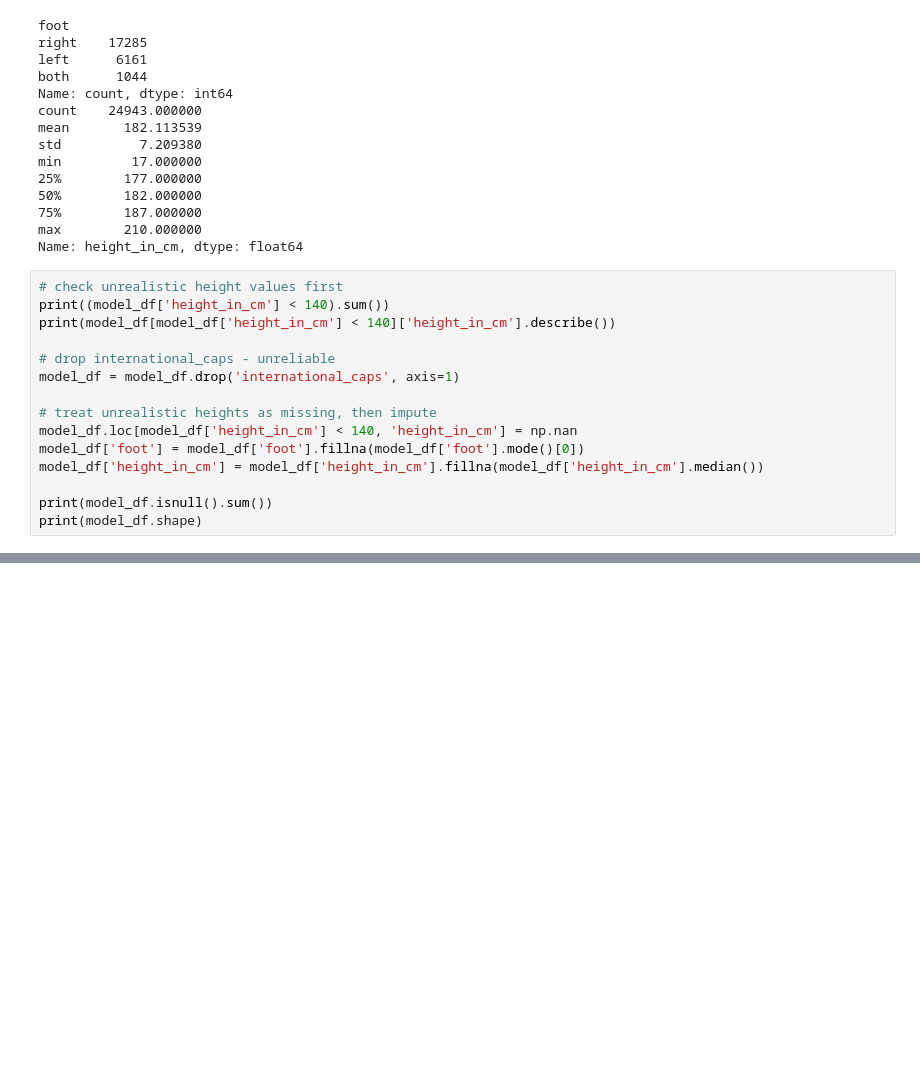
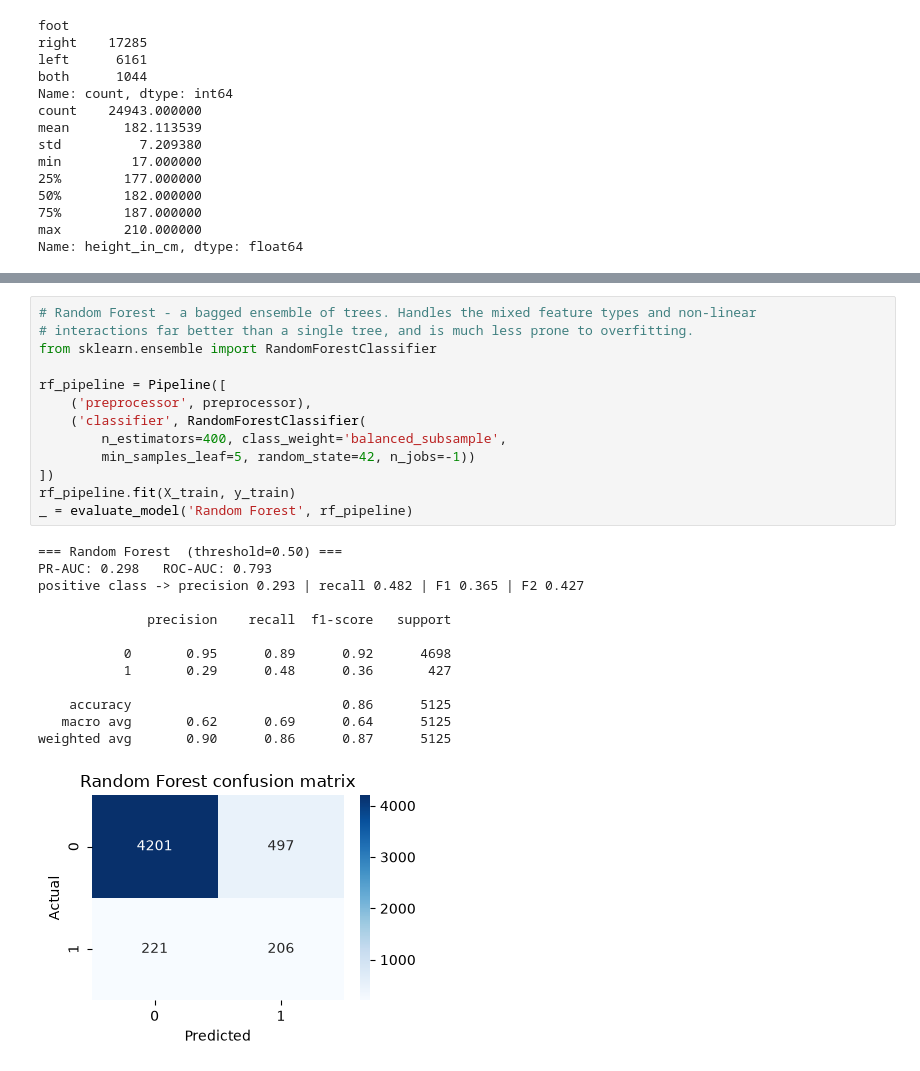
Before and after one commit to irtaza-shahzad/WonderKidClassifier, a Jupyter notebook: Wonderkid_Classifier.ipynb, the cells around one changed output, grey strips where cells are left out. Cells and saved outputs as stored; diff of their text form; blank space fills up the shorter version.

```diff
--- a/Wonderkid_Classifier.ipynb
+++ b/Wonderkid_Classifier.ipynb
@@ -459,18 +500,3 @@ min         17.000000
 75%        187.000000
 max        210.000000
 Name: height_in_cm, dtype: float64
-# %%
-# check unrealistic height values first
-print((model_df['height_in_cm'] < 140).sum())
-print(model_df[model_df['height_in_cm'] < 140]['height_in_cm'].describe())
-
-# drop international_caps - unreliable
-model_df = model_df.drop('international_caps', axis=1)
-
-# treat unrealistic heights as missing, then impute
-model_df.loc[model_df['height_in_cm'] < 140, 'height_in_cm'] = np.nan
-model_df['foot'] = model_df['foot'].fillna(model_df['foot'].mode()[0])
-model_df['height_in_cm'] = model_df['height_in_cm'].fillna(model_df['height_in_cm'].median())
-
-print(model_df.isnull().sum())
-print(model_df.shape)
@@ -666,0 +812,27 @@ weighted avg       0.81      0.78      0.80      5125
+# %%
+# Random Forest - a bagged ensemble of trees. Handles the mixed feature types and non-linear
+# interactions far better than a single tree, and is much less prone to overfitting.
+from sklearn.ensemble import RandomForestClassifier
+
+rf_pipeline = Pipeline([
+    ('preprocessor', preprocessor),
+    ('classifier', RandomForestClassifier(
+        n_estimators=400, class_weight='balanced_subsample',
+        min_samples_leaf=5, random_state=42, n_jobs=-1))
+])
+rf_pipeline.fit(X_train, y_train)
+_ = evaluate_model('Random Forest', rf_pipeline)
+# %% [output]
+=== Random Forest  (threshold=0.50) ===
+PR-AUC: 0.298   ROC-AUC: 0.793
+positive class -> precision 0.293 | recall 0.482 | F1 0.365 | F2 0.427
+
+              precision    recall  f1-score   support
+
+           0       0.95      0.89      0.92      4698
+           1       0.29      0.48      0.36       427
+
+    accuracy                           0.86      5125
+   macro avg       0.62      0.69      0.64      5125
+weighted avg       0.90      0.86      0.87      5125
+[figure, added]
```
Also changed, not shown: parts of 43 cells of this notebook, 7 other files.
